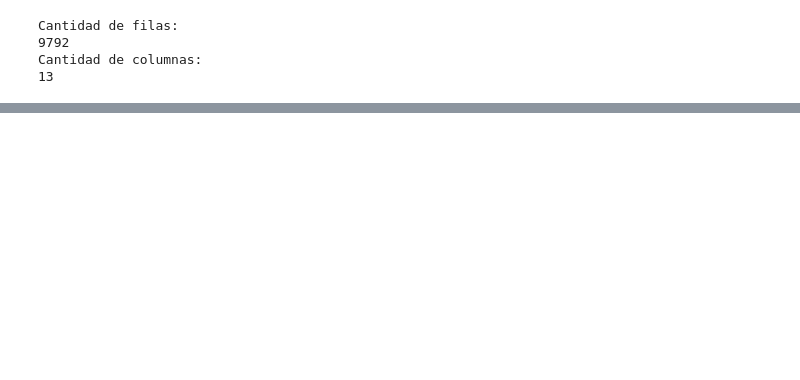
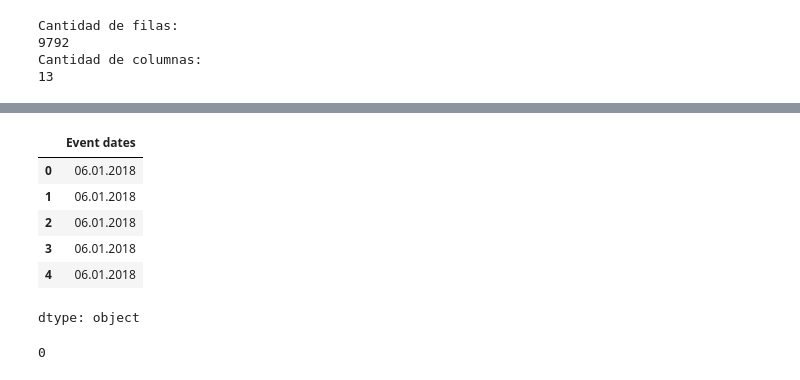
Before and after one commit to v-yunusic/REPO-PYTHON-VY, a Jupyter notebook: two-centuries-um/Notebook/ultramarathon.ipynb, the cells around one changed output, grey strips where cells are left out. Cells and saved outputs as stored; diff of their text form; code cells hidden in the pictures; blank space fills up the shorter version.

```diff
--- a/two-centuries-um/Notebook/ultramarathon.ipynb
+++ b/two-centuries-um/Notebook/ultramarathon.ipynb
@@ -310,0 +275,16 @@ df[col_categoricas].describe()
+# %%
+df['Event dates'] = df['Event dates'].apply(lambda x: x[-10:] if len(str(x)) > 10 else x)
+df['Event dates'].head()
+# %% [output]
+|  | Event dates |
+| 0 | 06.01.2018 |
+| 1 | 06.01.2018 |
+| 2 | 06.01.2018 |
+| 3 | 06.01.2018 |
+| 4 | 06.01.2018 |
+dtype: object
+# %%
+df['Event dates'] = pd.to_datetime(df['Event dates'], dayfirst=True, errors='coerce')
+df['Event dates'].loc[df['Event dates'].isna() == True].shape[0]
+# %% [output]
+0
```
Also changed, not shown: parts of 43 cells of this notebook.
